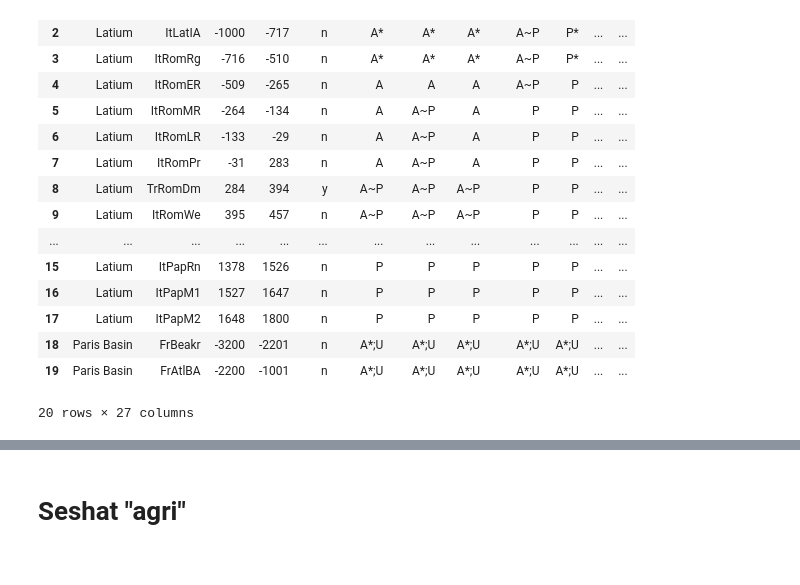
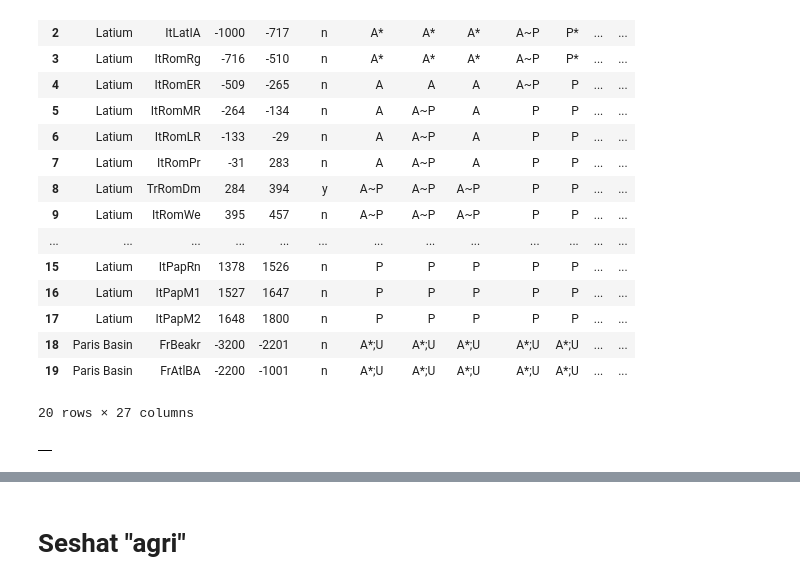
Before and after one commit to sdam-au/seshat, a Jupyter notebook: scripts/MSP_repr.ipynb, the cells around one changed output, grey strips where cells are left out. Cells and saved outputs as stored; diff of their text form; code cells hidden in the pictures.

```diff
--- a/scripts/MSP_repr.ipynb
+++ b/scripts/MSP_repr.ipynb
@@ -166,0 +174,5 @@ MSP_raw.head(20)
+# %%
+MSP_years = pd.DataFrame()
+MSP_years
+# %% [output]
+|  |
```
Also changed, not shown: parts of 9 cells of this notebook.
